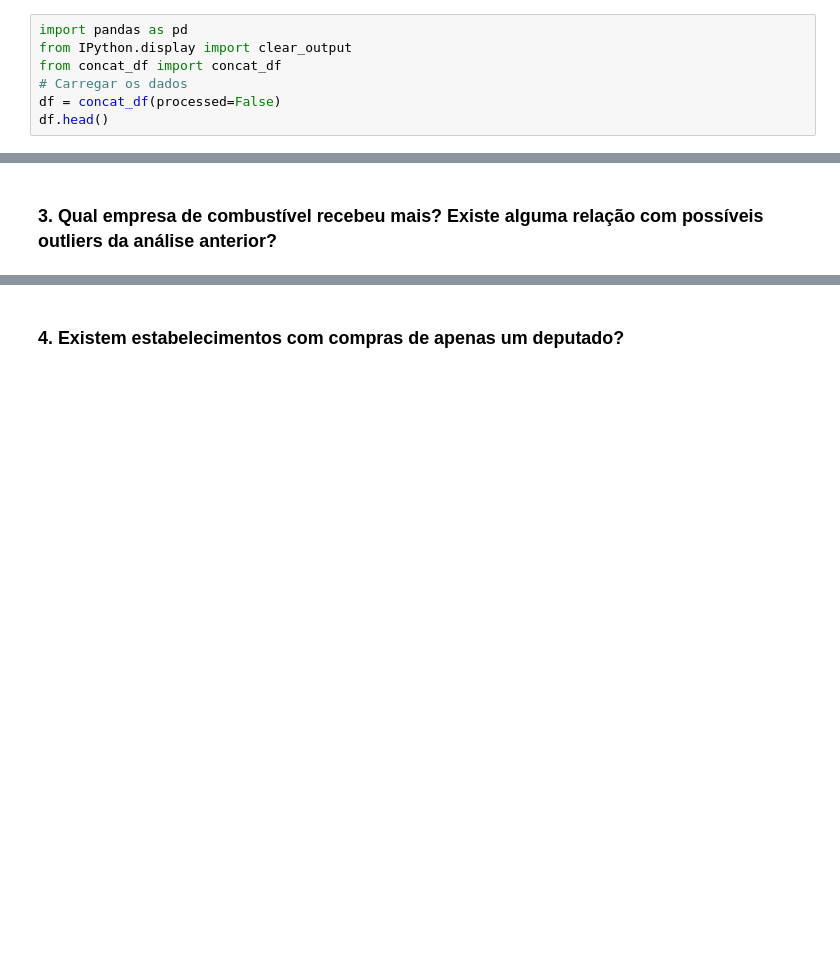
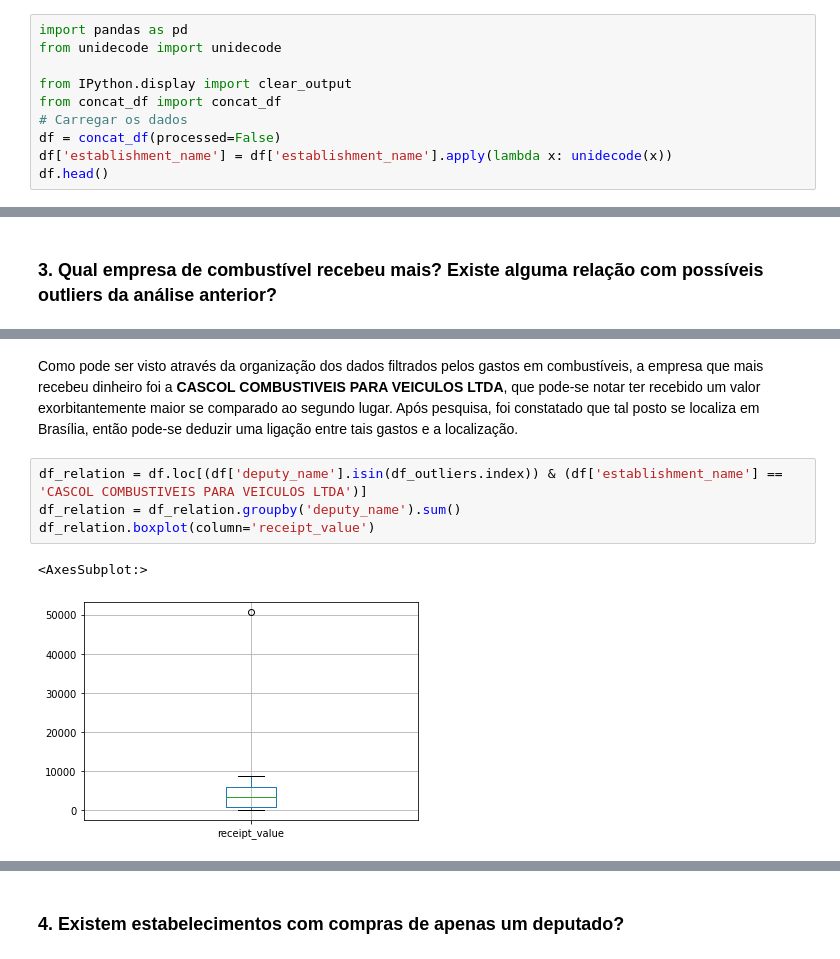
Before and after one commit to DefinitelyNotACactus/Chamber-of-Deputies-Reimbursements, a Jupyter notebook: Projeto Final.ipynb, the cells around one changed output, grey strips where cells are left out. Saved outputs shown, nothing was run; the diff lists cells and outputs as text; blank space fills up the shorter version.

```diff
--- a/Projeto Final.ipynb
+++ b/Projeto Final.ipynb
@@ -14,10 +14,13 @@ Sendo assim, com os conhecimentos adquiridos durante o curso, com a utlização
 Foi utilizada a base de dados [Brazil's House of Deputies Reimbursements](https://www.kaggle.com/epattaro/brazils-house-of-deputies-reimbursements), disponibilizada pelo usuário epattaro do site Kaggle usando dados obtidos do portal da transparência da Câmara dos Deputados. Esta base contém informações sobre os gastos dos deputados entre os anos de 2009 e 2017.
 # %%
 import pandas as pd
+from unidecode import unidecode
+
 from IPython.display import clear_output
 from concat_df import concat_df
 # Carregar os dados
 df = concat_df(processed=False)
+df['establishment_name'] = df['establishment_name'].apply(lambda x: unidecode(x))
 df.head()
 # %% [output]
 |  | Unnamed: 0 | bugged_date | receipt_date | deputy_id | political_party | state_code | deputy_name | ... |
@@ -472,0 +486,9 @@ Percebe-se a presença de deputados de 17 estados diferentes, de todas as regiõ
+# %% [markdown]
+Como pode ser visto através da organização dos dados filtrados pelos gastos em combustíveis, a empresa que mais recebeu dinheiro foi a **CASCOL COMBUSTIVEIS PARA VEICULOS LTDA**, que pode-se notar ter recebido um valor exorbitantemente maior se comparado ao segundo lugar. Após pesquisa, foi constatado que tal posto se localiza em Brasília, então pode-se deduzir uma ligação entre tais gastos e a localização.
+# %%
+df_relation = df.loc[(df['deputy_name'].isin(df_outliers.index)) & (df['establishment_name'] == 'CASCOL COMBUSTIVEIS PARA VEICULOS LTDA')]
+df_relation = df_relation.groupby('deputy_name').sum()
+df_relation.boxplot(column='receipt_value')
+# %% [output]
+<AxesSubplot:>
+[figure, added]
```
Also changed, not shown: parts of 5 cells of this notebook.
